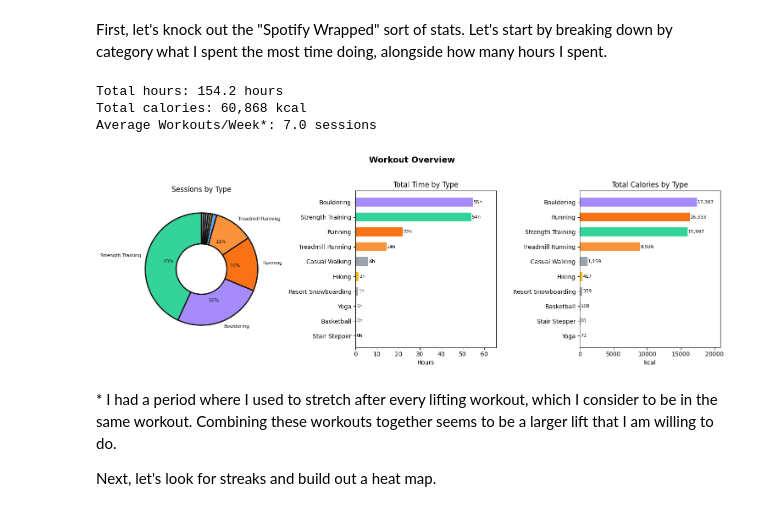
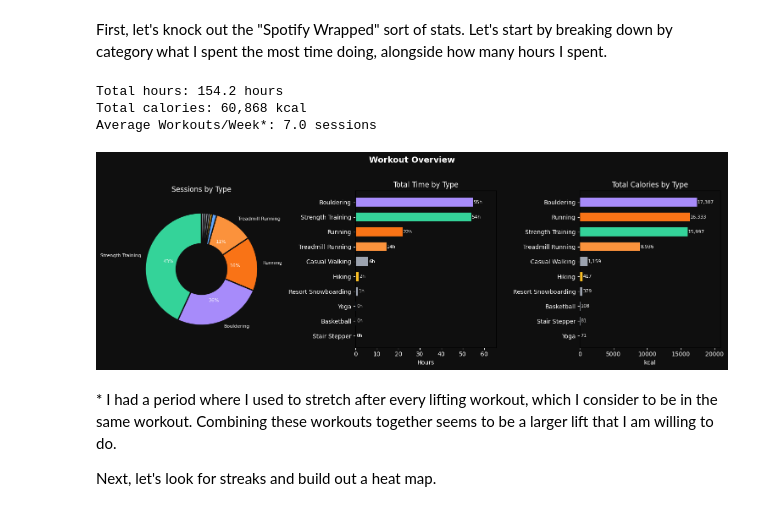
Before and after one commit to jinsung-kim/internet-experiments, a Jupyter notebook: garmin_analysis.ipynb, the cells around one changed output. Saved outputs shown, nothing was run; the diff lists cells and outputs as text; code cells hidden in the pictures.

Commit message:
Match stying in first chart

```diff
--- a/garmin_analysis.ipynb
+++ b/garmin_analysis.ipynb
@@ -122,66 +122,69 @@ Let's start by breaking down by category what I spent the most time doing, along
 # %%
 counts = df['Activity Type'].value_counts()
 total_hours = df['duration_min'].sum() / 60
 total_cals = df['Calories'].sum()
 days_span = (df['Date'].max() - df['Date'].min()).days
 
 print(f"Total hours: {total_hours:.1f} hours")
 print(f"Total calories: {total_cals:,.0f} kcal")
 print(f"Average Workouts/Week*: {len(df)/(days_span/7):.1f} sessions")
 
-fig, axes = plt.subplots(1, 3, figsize=(15, 5))
-fig.suptitle('Workout Overview', fontsize=14, fontweight='bold', y=1.02)
+BG = '#0f0f0f'
 
 total = counts.sum()
 pcts = counts.values / total
 
 def autopct(v):
 	return '%1.0f%%' % v if v / 100 >= 0.02 else ''
 
-ax = axes[0]
-c_map = [COLORS.get(k, '#9ca3af') for k in counts.index]
-# Hide the activities in the donut chart under 2%
-# to avoid overlapping labels on the top half of the chart.
-labels = [l if p >= 0.02 else '' for l, p in zip(counts.index, pcts)]
-wedges, texts, autotexts = ax.pie(
-	counts.values, labels=labels, autopct=autopct,
-	colors=c_map, startangle=90,
-	wedgeprops=dict(width=0.55, edgecolor='#0f0f0f', linewidth=2),
-	textprops=dict(fontsize=8)
-)
-for at in autotexts:
-	at.set_color('#111')
-ax.set_title('Sessions by Type', pad=12)
+with plt.rc_context({'axes.facecolor': BG, 'figure.facecolor': BG,
+					 'text.color': 'white', 'axes.labelcolor': 'white',
+					 'xtick.color': 'white', 'ytick.color': 'white'}):
+	fig, axes = plt.subplots(1, 3, figsize=(15, 5))
+	fig.suptitle('Workout Overview', fontsize=14, fontweight='bold', y=1.02)
 
-ax = axes[1]
-hrs = df.groupby('Activity Type')['duration_min'].sum().sort_values() / 60
-colors2 = [COLORS.get(k, '#9ca3af') for k in hrs.index]
-bars = ax.barh(hrs.index, hrs.values, color=colors2, height=0.6)
-for bar, val in zip(bars, hrs.values):
-	ax.text(val + 0.3, bar.get_y() + bar.get_height()/2,
-			f'{val:.0f}h', va='center', fontsize=8)
-ax.set_xlabel('Hours')
-ax.set_title('Total Time by Type')
-ax.set_xlim(0, hrs.max()*1.2)
+	ax = axes[0]
+	c_map = [COLORS.get(k, '#9ca3af') for k in counts.index]
+	labels = [l if p >= 0.02 else '' for l, p in zip(counts.index, pcts)]
+	wedges, texts, autotexts = ax.pie(
+		counts.values, labels=labels, autopct=autopct,
+		colors=c_map, startangle=90,
+		wedgeprops=dict(width=0.55, edgecolor=BG, linewidth=2),
+		textprops=dict(fontsize=8)
+	)
+	for at in autotexts:
+		at.set_color('white')
+	ax.set_title('Sessions by Type', pad=12)
 
-ax = axes[2]
-cal = df.groupby('Activity Type')['Calories'].sum().sort_values()
-colors3 = [COLORS.get(k, '#9ca3af') for k in cal.index]
-bars = ax.barh(cal.index, cal.values, color=colors3, height=0.6)
-for bar, val in zip(bars, cal.values):
-	ax.text(val + 50, bar.get_y() + bar.get_height()/2,
-			f'{val:,.0f}', va='center', fontsize=8)
-ax.set_xlabel('kcal')
-ax.set_title('Total Calories by Type')
-ax.set_xlim(0, cal.max()*1.2)
+	ax = axes[1]
+	hrs = df.groupby('Activity Type')['duration_min'].sum().sort_values() / 60
+	colors2 = [COLORS.get(k, '#9ca3af') for k in hrs.index]
+	bars = ax.barh(hrs.index, hrs.values, color=colors2, height=0.6)
+	for bar, val in zip(bars, hrs.values):
+		ax.text(val + 0.3, bar.get_y() + bar.get_height()/2,
+				f'{val:.0f}h', va='center', fontsize=8, color='white')
+	ax.set_xlabel('Hours')
+	ax.set_title('Total Time by Type')
+	ax.set_xlim(0, hrs.max()*1.2)
 
-plt.tight_layout()
-plt.show()
+	ax = axes[2]
+	cal = df.groupby('Activity Type')['Calories'].sum().sort_values()
+	colors3 = [COLORS.get(k, '#9ca3af') for k in cal.index]
+	bars = ax.barh(cal.index, cal.values, color=colors3, height=0.6)
+	for bar, val in zip(bars, cal.values):
+		ax.text(val + 50, bar.get_y() + bar.get_height()/2,
+				f'{val:,.0f}', va='center', fontsize=8, color='white')
+	ax.set_xlabel('kcal')
+	ax.set_title('Total Calories by Type')
+	ax.set_xlim(0, cal.max()*1.2)
+
+	plt.tight_layout()
+	plt.show()
 # %% [output]
 Total hours: 154.2 hours
 Total calories: 60,868 kcal
 Average Workouts/Week*: 7.0 sessions
-[figure, old version]
+[figure, new version]
 # %% [markdown]
 \* I had a period where I used to stretch after every lifting workout, which I consider to be in the same workout. Combining these workouts together seems to be a larger lift that I am willing to do.
 
```
